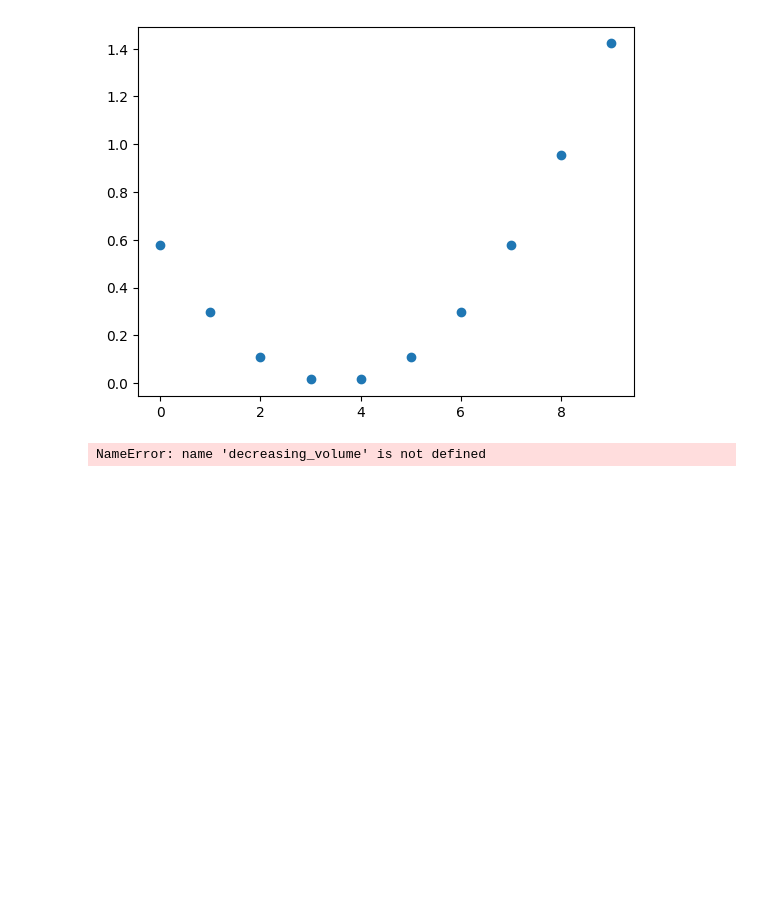
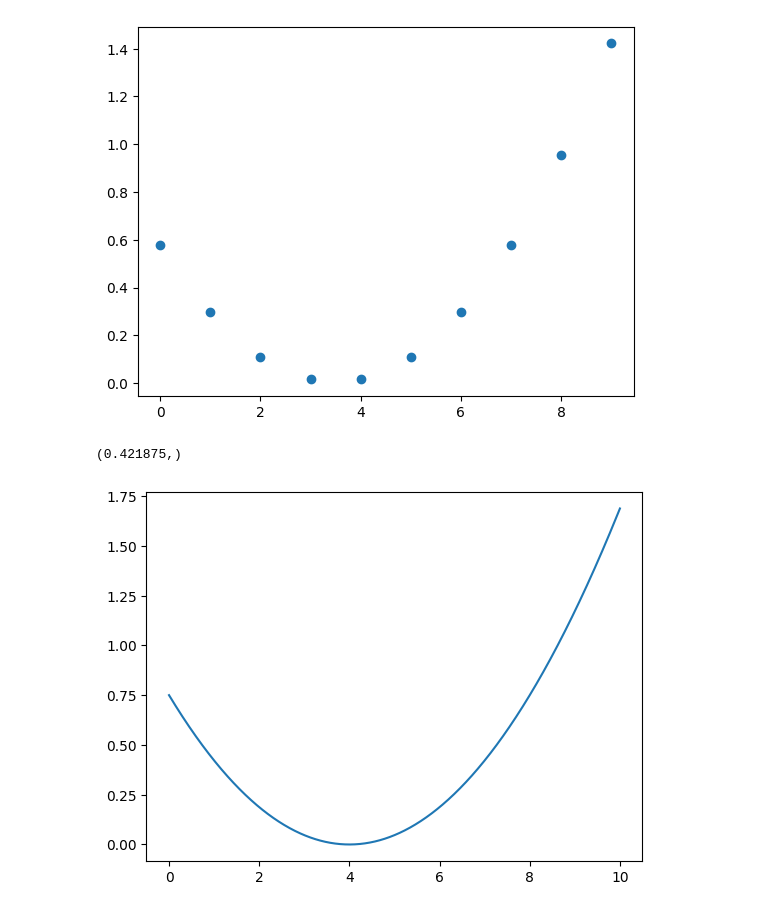
Before and after one commit to Sylethil/Math-for-Programmers, a Jupyter notebook: Chapter 08/ch8_scratch.ipynb, the cells around one changed output. Cells and saved outputs as stored; diff of their text form; code cells hidden in the pictures; blank space fills up the shorter version.

```diff
--- a/Chapter 08/ch8_scratch.ipynb
+++ b/Chapter 08/ch8_scratch.ipynb
@@ -94,7 +94,30 @@ def plot_interval_flow_rates(volume,t1,t2,dt):
 plot_interval_flow_rates(volume,0,10,1)
 # %% [output]
 [figure]
-# %%
-plot_interval_flow_rates(decreasing_volume,0,10,0.5)
-# %% [output]
-NameError: name 'decreasing_volume' is not defined
+# %%
+def instantaneous_flow_rate(v,t,digits=6):
+    tolerance = 10 ** (-digits)
+    h = 1
+    approx = average_flow_rate(v,t-h,t+h)
+    for i in range(0,2*digits):
+        h = h / 10
+        next_approx = average_flow_rate(v,t-h,t+h)
+        if abs(next_approx-approx) < tolerance:
+            return round(next_approx, digits),
+        else:
+            approx = next_approx
+    raise Exception("Derivative did not converge")
+
+instantaneous_flow_rate(volume,1)
+# %% [output]
+(0.421875,)
+# %%
+def get_flow_rate_function(v):
+    def flow_rate_function(t):
+        instantaneous_flow_rate(v,t)
+    return flow_rate_function
+
+plot_function(flow_rate,0,10)
+plot_function(get_flow_rate_function(volume),0,10)
+# %% [output]
+[figure, added]
```
